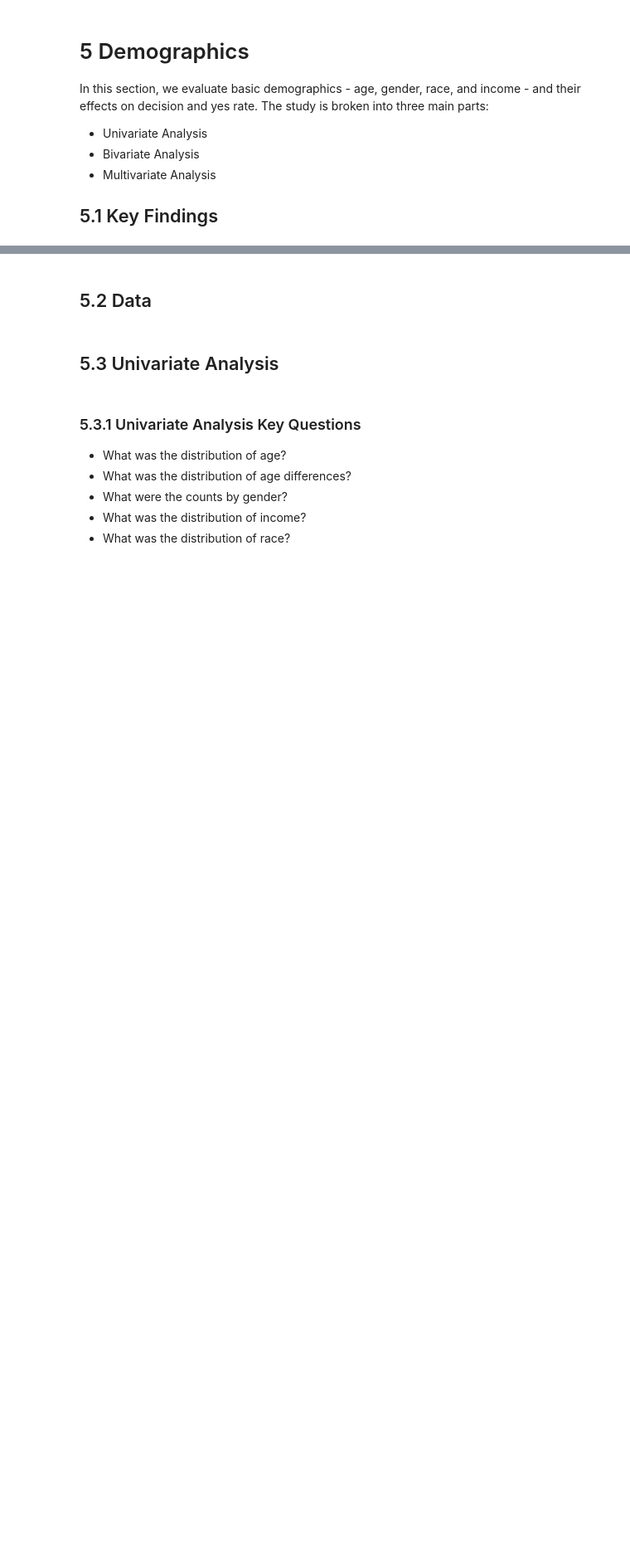
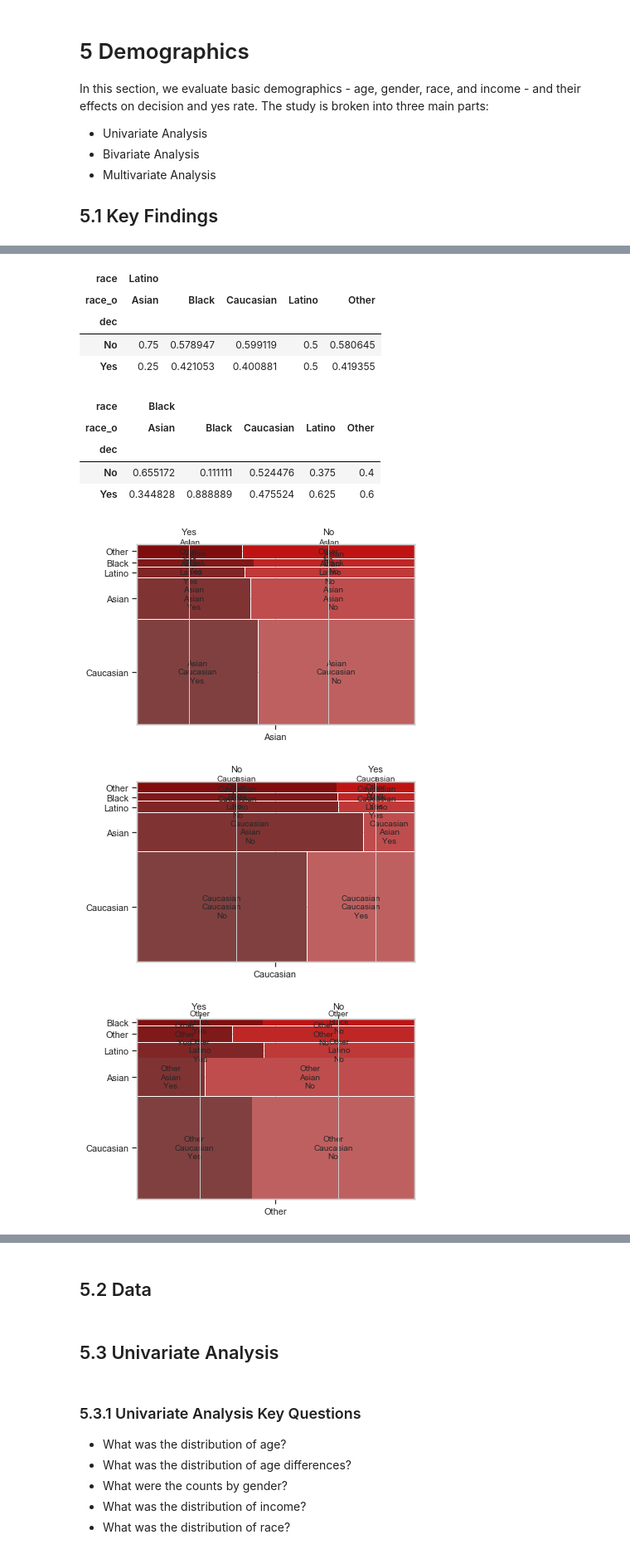
Before and after one commit to DecisionScients/Predictive-Dating, a Jupyter notebook: notebooks/5.0 Demographics.ipynb, the cells around one changed output, grey strips where cells are left out. Shown at 83% size. Cells and saved outputs as stored; diff of their text form; code cells hidden in the pictures; blank space fills up the shorter version.

```diff
--- a/notebooks/5.0 Demographics.ipynb
+++ b/notebooks/5.0 Demographics.ipynb
@@ -8,0 +58,7 @@ In this section, we evaluate basic demographics - age, gender, race, and income
+# %%
+races = df.race.unique()
+for r in races:
+    df_race = df_female[df_female['race'] == r]
+    i, d, p = trivariate.analysis(df_race,x='race', y='race_o', z='dec')
+    d['pct']
+# %% [output]
@@ -8,0 +80,13 @@ In this section, we evaluate basic demographics - age, gender, race, and income
+| race | Latino |  |  |  |  |
+| race_o | Asian | Black | Caucasian | Latino | Other |
+| dec |  |  |  |  |  |
+| No | 0.75 | 0.578947 | 0.599119 | 0.5 | 0.580645 |
+| Yes | 0.25 | 0.421053 | 0.400881 | 0.5 | 0.419355 |
+| race | Black |  |  |  |  |
+| race_o | Asian | Black | Caucasian | Latino | Other |
+| dec |  |  |  |  |  |
+| No | 0.655172 | 0.111111 | 0.524476 | 0.375 | 0.4 |
+| Yes | 0.344828 | 0.888889 | 0.475524 | 0.625 | 0.6 |
+[figure, added]
+[figure, added]
+[figure, added]
```
Also changed, not shown: parts of 64 cells of this notebook, 12 other files.
